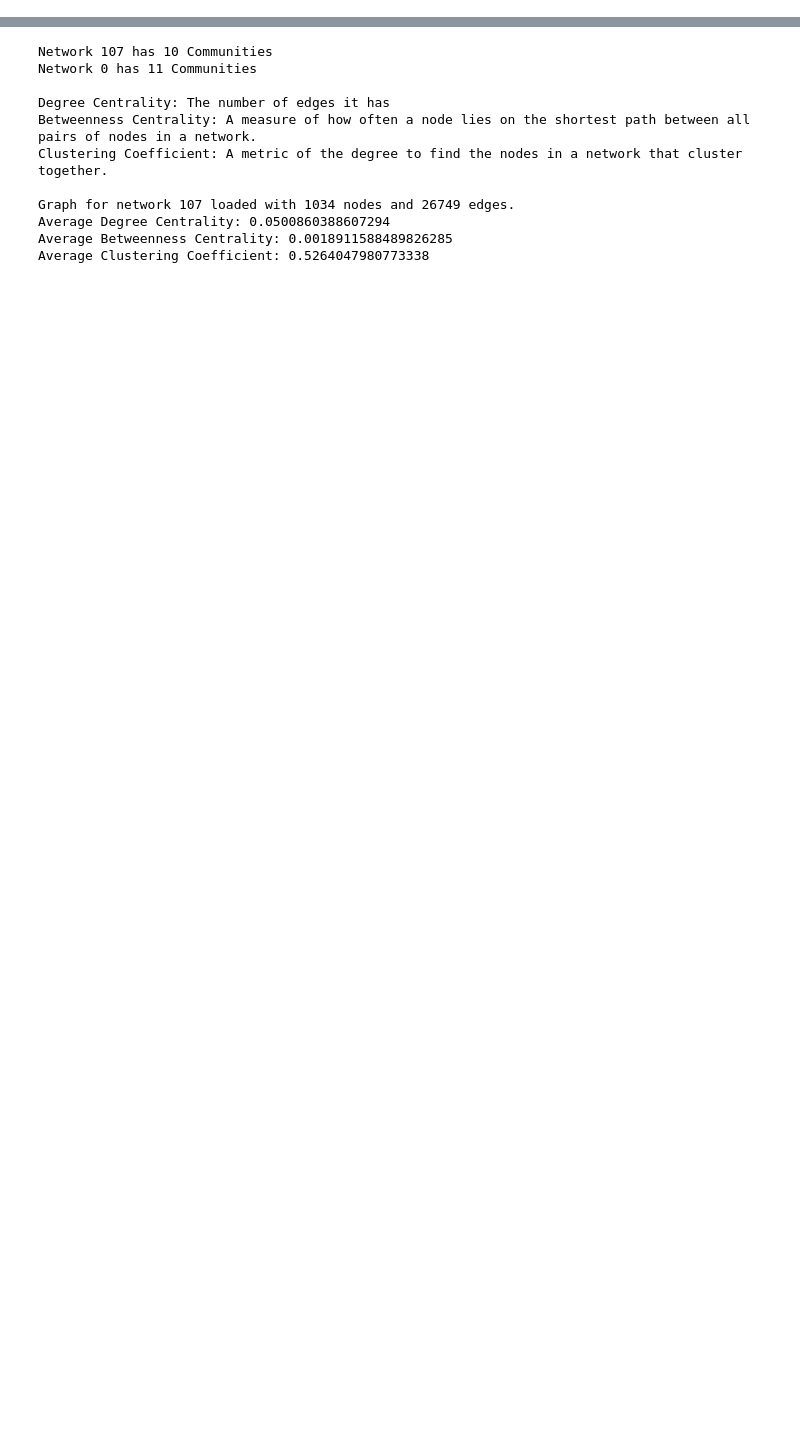
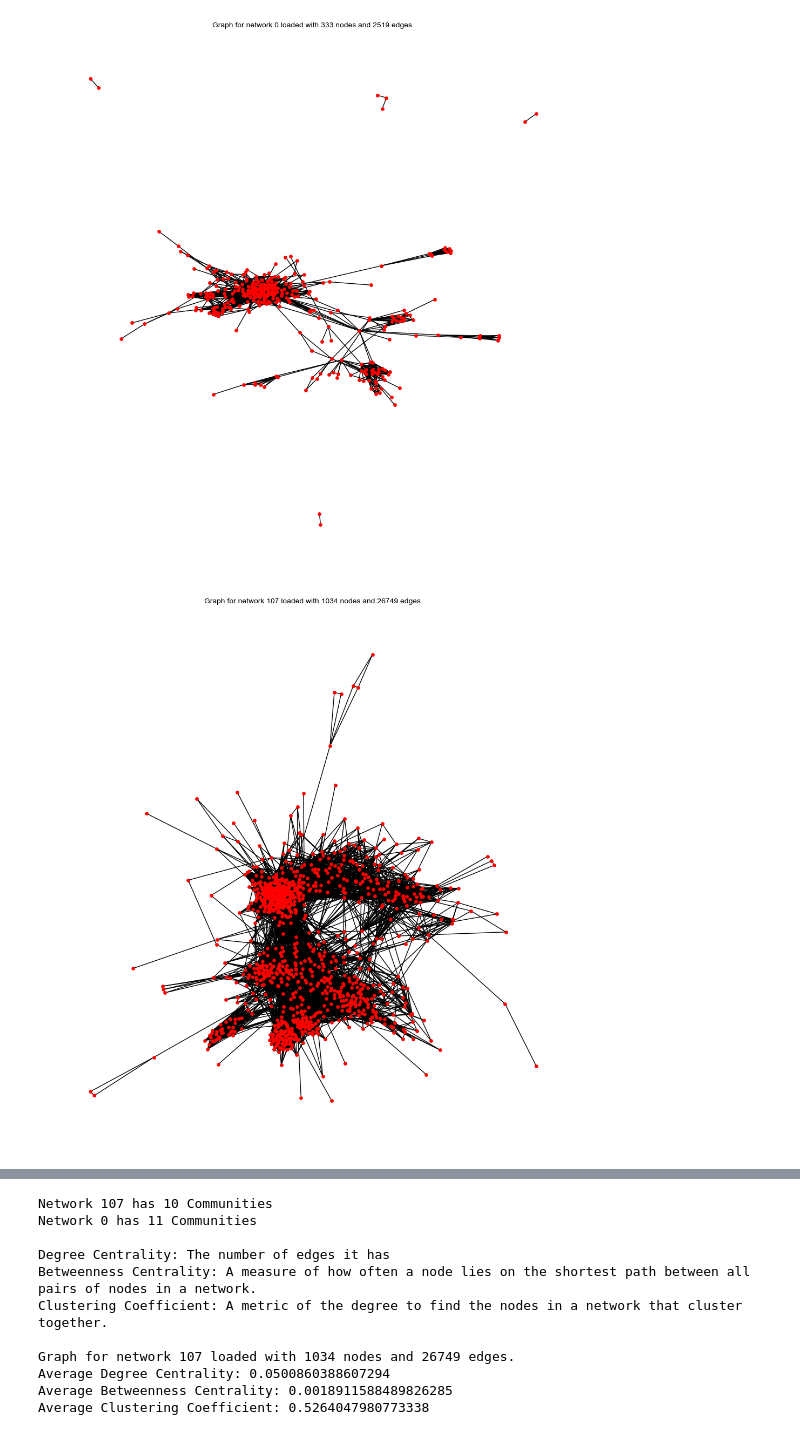
Before and after one commit to DanTheManWithAPIan/5480Team6, a Jupyter notebook: main.ipynb, the cells around one changed output, grey strips where cells are left out. Drawn from its saved outputs; the diff is of its cells as text; code cells hidden in the pictures; blank space fills up the shorter version.

```diff
--- a/main.ipynb
+++ b/main.ipynb
@@ -7,0 +41,38 @@
+# %%
+import os
+import networkx as nx
+import matplotlib.pyplot as plt
+plt.rcParams['font.family'] = 'Arial'
+# Directory where your files are stored
+directory_path = r'C:\Users\niru.gaire\Downloads\FALL 2024\MIS\Final Project\5480Team6\data'
+
+# List of unique data sample prefixes
+prefixes = sorted_prefixes
+
+# Function to read edges from a file and create a network graph
+def load_edges(prefix):
+    edges_path = os.path.join(directory_path, f"{prefix}.edges")
+    G = nx.Graph()
+
+    with open(edges_path, 'r') as f:
+        for line in f:
+            # Assuming each line has two nodes separated by whitespace
+            node1, node2 = line.strip().split()
+            G.add_edge(node1, node2)
+
+    return G
+
+# Visualize the network structure for each data sample
+for prefix in prefixes:
+    G = load_edges(prefix)
+
+    plt.figure(figsize=(10, 10))
+    nx.draw(G,
+            node_color='red',     # Change node color
+            edge_color='black',        # Change edge color
+            node_size=15)            # Change node size)
+    plt.title(f"Graph for network {prefix} loaded with {G.number_of_nodes()} nodes and {G.number_of_edges()} edges.",fontsize=10, color='black')
+    plt.show()
+# %% [output]
+[figure, added]
+[figure, added]
```
Also changed, not shown: parts of 2 cells of this notebook.
